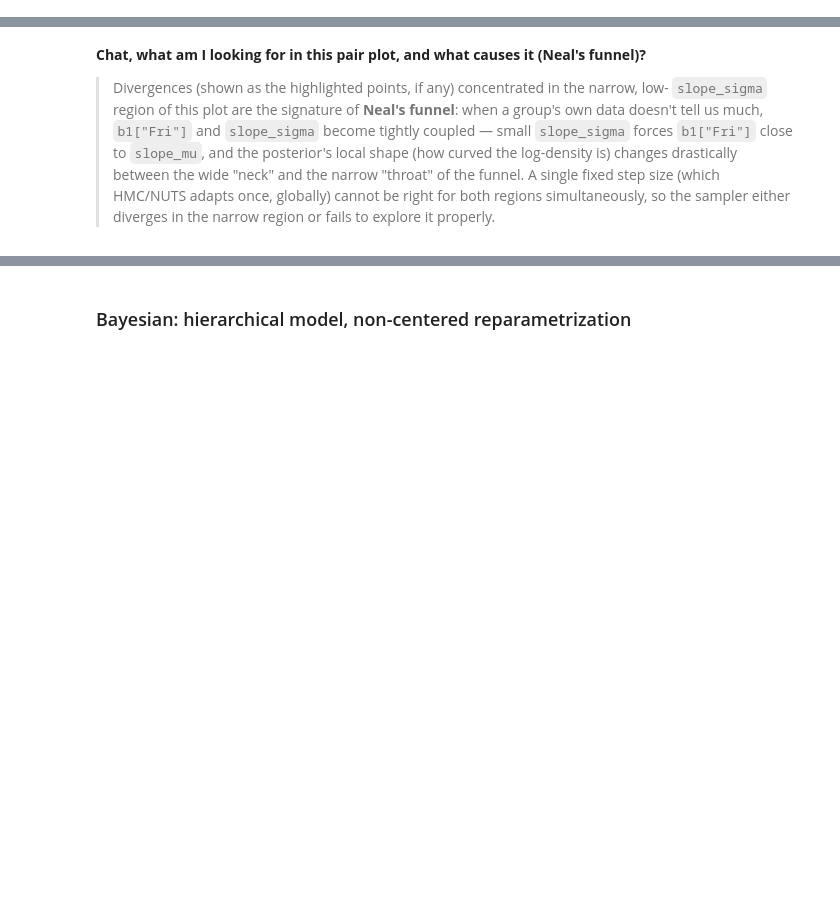
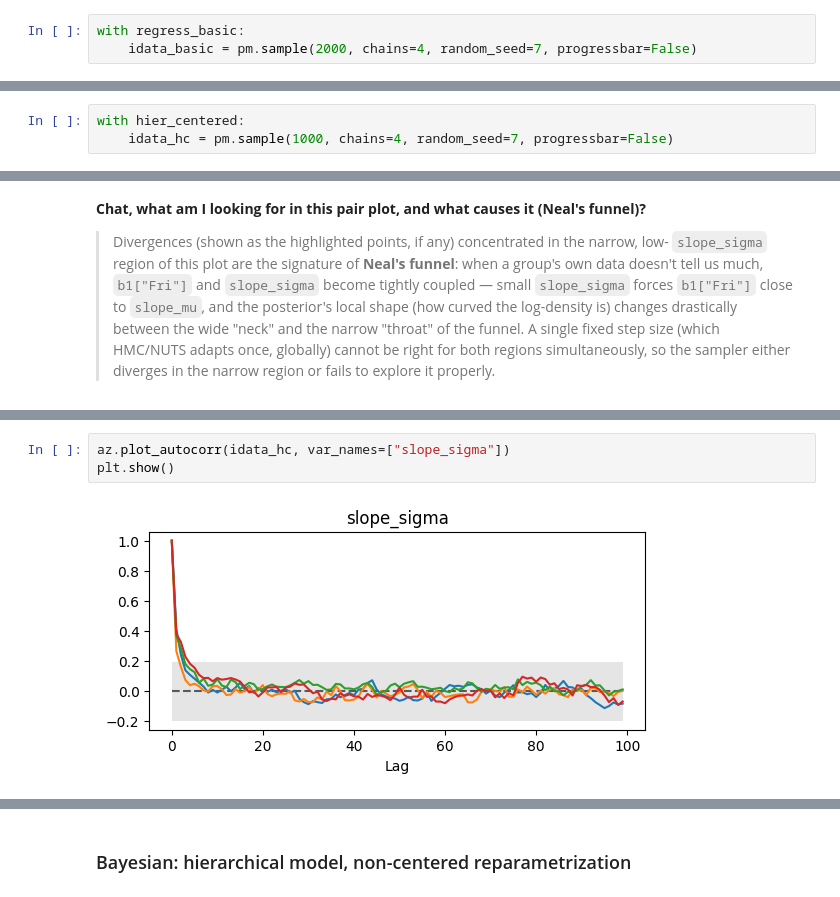
Before and after one commit to yaeldorin-glitch/Statistics-applications, a Jupyter notebook: 2_bayes_vs_ols_restaurant_tips.ipynb, the cells around one changed output, grey strips where cells are left out. Drawn from its saved outputs; the diff is of its cells as text; blank space fills up the shorter version.

```diff
--- a/2_bayes_vs_ols_restaurant_tips.ipynb
+++ b/2_bayes_vs_ols_restaurant_tips.ipynb
@@ -155,0 +185,3 @@ Sampling 4 chains for 1_000 tune and 2_000 draw iterations (4_000 + 8_000 draws
+# %%
+with regress_basic:
+    idata_basic = pm.sample(2000, chains=4, random_seed=7, progressbar=False)
@@ -457,0 +505,3 @@ The effective sample size per chain is smaller than 100 for some parameters.  A
+# %%
+with hier_centered:
+    idata_hc = pm.sample(1000, chains=4, random_seed=7, progressbar=False)
@@ -502,0 +576,5 @@ plt.show()
+# %%
+az.plot_autocorr(idata_hc, var_names=["slope_sigma"])
+plt.show()
+# %% [output]
+[figure, added]
```
Also changed, not shown: parts of 12 cells of this notebook, 4 other files.
